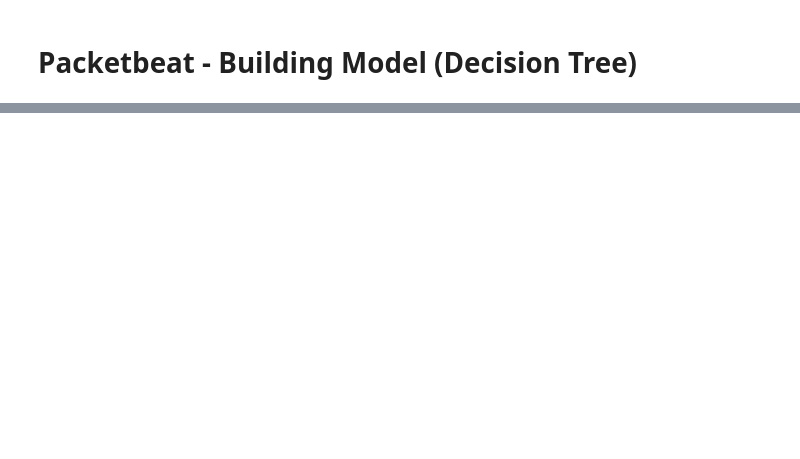
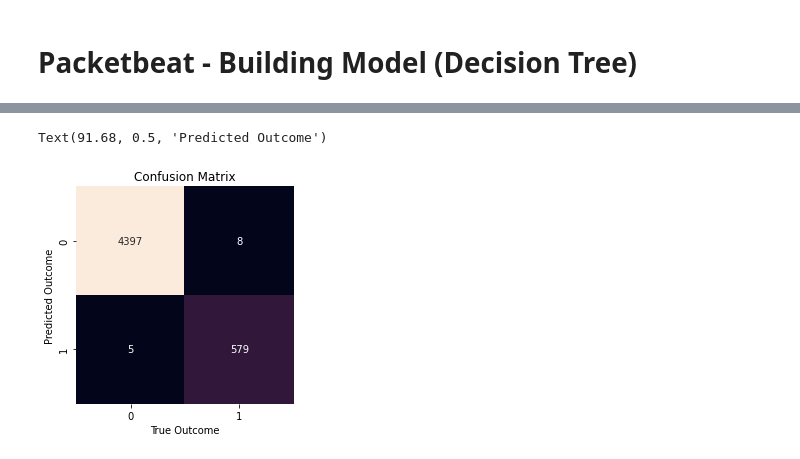
Before and after one commit to ashiqkareem/ict3204-coursework2, a Jupyter notebook: ict3204_coursework2_packetbeat.ipynb, the cells around one changed output, grey strips where cells are left out. Cells and saved outputs as stored; diff of their text form; code cells hidden in the pictures; blank space fills up the shorter version.

```diff
--- a/ict3204_coursework2_packetbeat.ipynb
+++ b/ict3204_coursework2_packetbeat.ipynb
@@ -359,0 +628,14 @@ df.to_csv('/content/packetbeatDataset.csv')
+# %%
+# # feature scaling
+sc_X = StandardScaler()
+X_train = sc_X.fit_transform(X_train)
+X_test = sc_X.transform(X_test)
+# %%
+# Create KNN Classifier
+knn = KNeighborsClassifier(n_neighbors=13)
+
+# train the model using the training set
+knn.fit(X_train, y_train)
+
+# predict the response for test dataset
+y_pred = knn.predict(X_test)
@@ -359,0 +664,12 @@ df.to_csv('/content/packetbeatDataset.csv')
+# %%
+# Confusion Matrix generated
+
+mat = confusion_matrix(y_test, y_pred)
+sns.heatmap(mat.T, square=True, annot=True, fmt='d', cbar=False)
+
+plt.title('Confusion Matrix')
+plt.xlabel('True Outcome')
+plt.ylabel('Predicted Outcome')
+# %% [output]
+Text(91.68, 0.5, 'Predicted Outcome')
+[figure, added]
```
Also changed, not shown: parts of 74 cells of this notebook.
